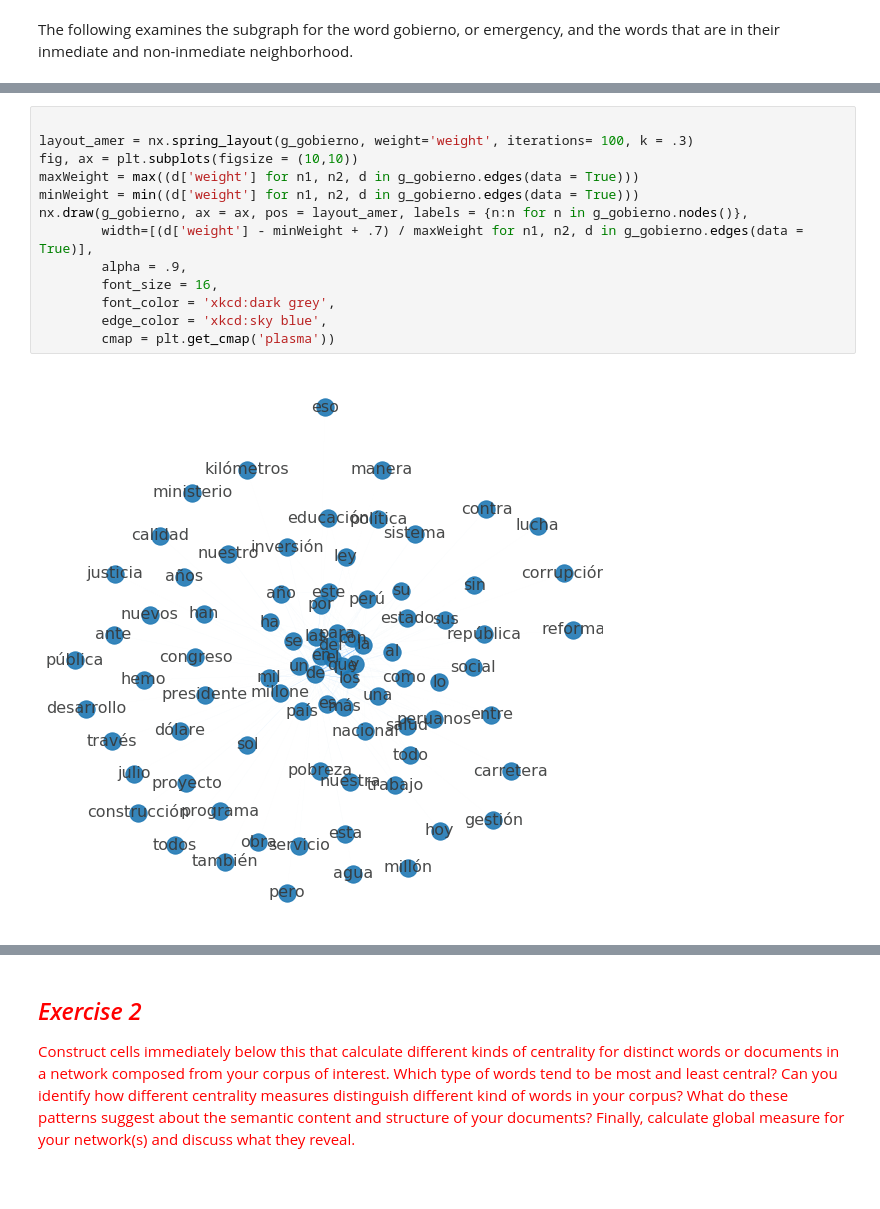
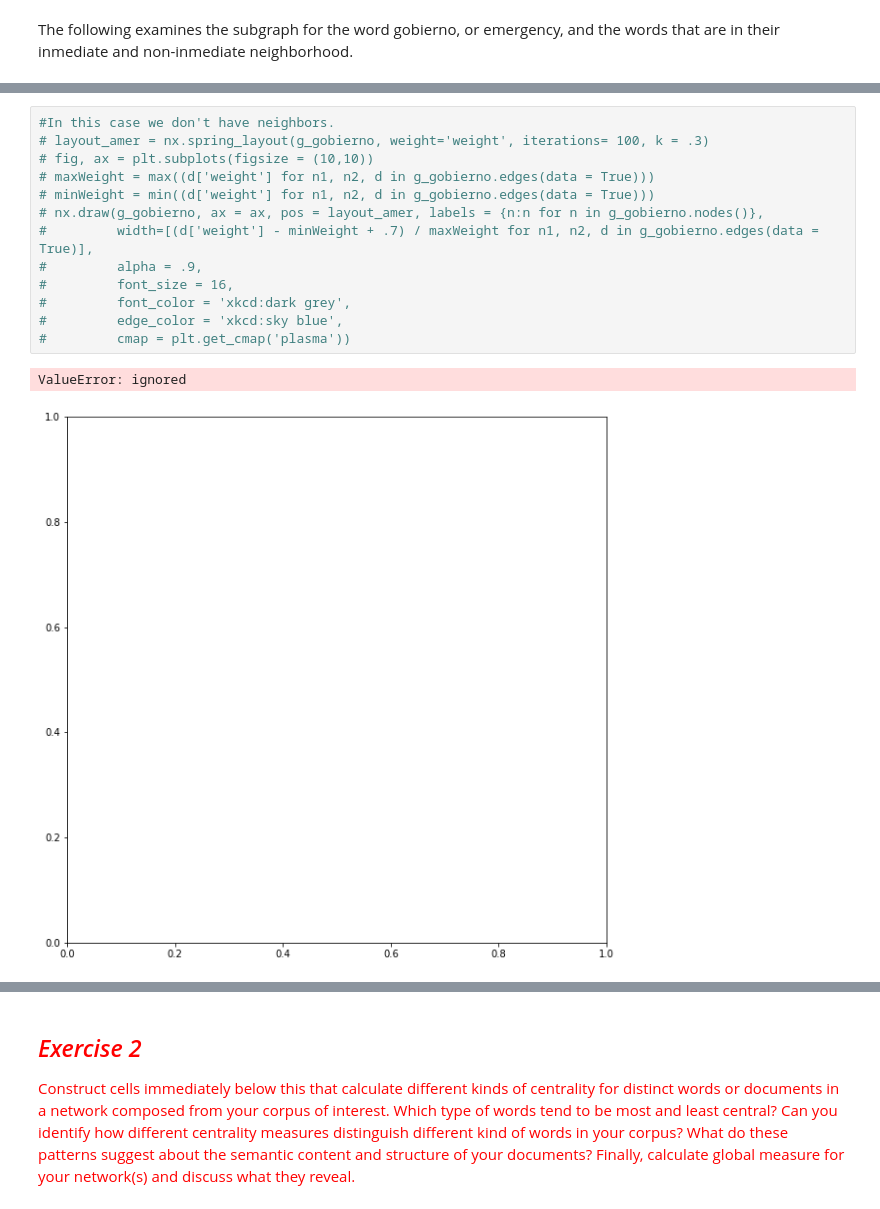
Before and after one commit to ccsuehara/Content-Analysis-2020, a Jupyter notebook: week-5/HW5_exercise.ipynb, the cells around one changed output, grey strips where cells are left out. Cells and saved outputs as stored; diff of their text form; blank space fills up the shorter version.

```diff
--- a/week-5/HW5_exercise.ipynb
+++ b/week-5/HW5_exercise.ipynb
@@ -381,20 +371,21 @@ Type: Graph
 Number of nodes: 0
 Number of edges: 0
 # %%
-
-layout_amer = nx.spring_layout(g_gobierno, weight='weight', iterations= 100, k = .3)
-fig, ax = plt.subplots(figsize = (10,10))
-maxWeight = max((d['weight'] for n1, n2, d in g_gobierno.edges(data = True)))
-minWeight = min((d['weight'] for n1, n2, d in g_gobierno.edges(data = True)))
-nx.draw(g_gobierno, ax = ax, pos = layout_amer, labels = {n:n for n in g_gobierno.nodes()},
-        width=[(d['weight'] - minWeight + .7) / maxWeight for n1, n2, d in g_gobierno.edges(data = True)],
-        alpha = .9,
-        font_size = 16,
-        font_color = 'xkcd:dark grey',
-        edge_color = 'xkcd:sky blue',
-        cmap = plt.get_cmap('plasma'))
+#In this case we don't have neighbors.
+# layout_amer = nx.spring_layout(g_gobierno, weight='weight', iterations= 100, k = .3)
+# fig, ax = plt.subplots(figsize = (10,10))
+# maxWeight = max((d['weight'] for n1, n2, d in g_gobierno.edges(data = True)))
+# minWeight = min((d['weight'] for n1, n2, d in g_gobierno.edges(data = True)))
+# nx.draw(g_gobierno, ax = ax, pos = layout_amer, labels = {n:n for n in g_gobierno.nodes()},
+#         width=[(d['weight'] - minWeight + .7) / maxWeight for n1, n2, d in g_gobierno.edges(data = True)],
+#         alpha = .9,
+#         font_size = 16,
+#         font_color = 'xkcd:dark grey',
+#         edge_color = 'xkcd:sky blue',
+#         cmap = plt.get_cmap('plasma'))
 # %% [output]
+ValueError: ignored
-[figure, old version]
+[figure, new version]
 # %%
 g_gobierno2 = giant.subgraph(gobiernoNeighborsPlus1)
 print(nx.info(g_gobierno2))
```
Also changed, not shown: parts of 72 cells of this notebook.
